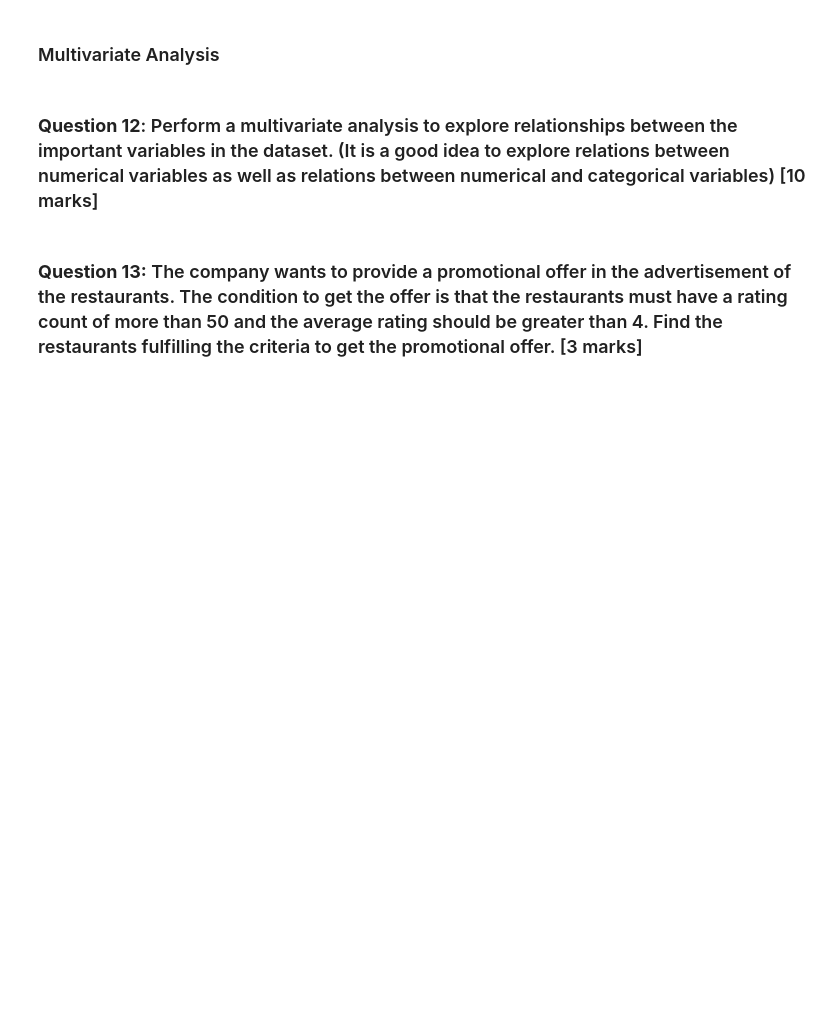
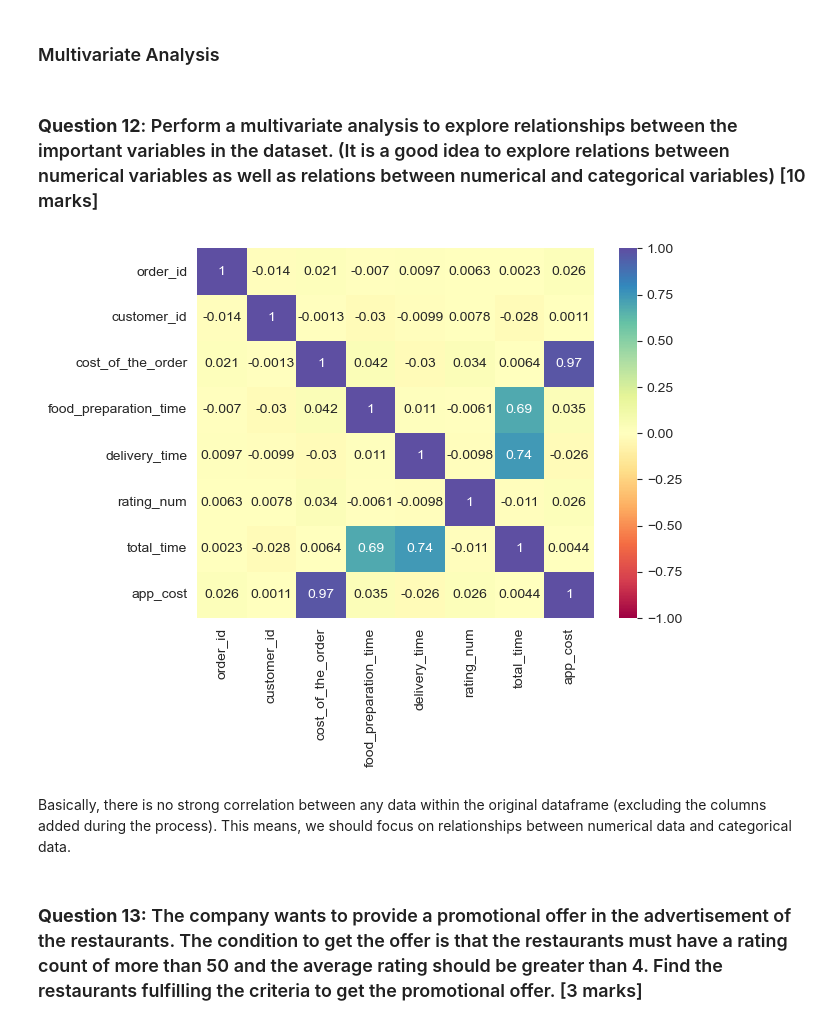
Before and after one commit to tinlong/AIML, a Jupyter notebook: Python Foundations/Project 1/PYF_Project_LearnerNotebook_FullCode.ipynb, the cells around one changed output. Saved outputs shown, nothing was run; the diff lists cells and outputs as text; code cells hidden in the pictures; blank space fills up the shorter version.

```diff
--- a/Python Foundations/Project 1/PYF_Project_LearnerNotebook_FullCode.ipynb
+++ b/Python Foundations/Project 1/PYF_Project_LearnerNotebook_FullCode.ipynb
@@ -387,0 +389,11 @@ Here are the 3 customers ordering the most:
+# %%
+# First, let us look at whether any numerical values have correlation
+
+df_corr = df.corr(numeric_only=True)
+
+sns.heatmap(data=df_corr, annot=True, cmap='Spectral', vmin=-1, vmax=1)
+plt.show()
+# %% [output]
+[figure, added]
+# %% [markdown]
+Basically, there is no strong correlation between any data within the original dataframe (excluding the columns added during the process). This means, we should focus on relationships between numerical data and categorical data.
```
Also changed, not shown: parts of 16 cells of this notebook.
